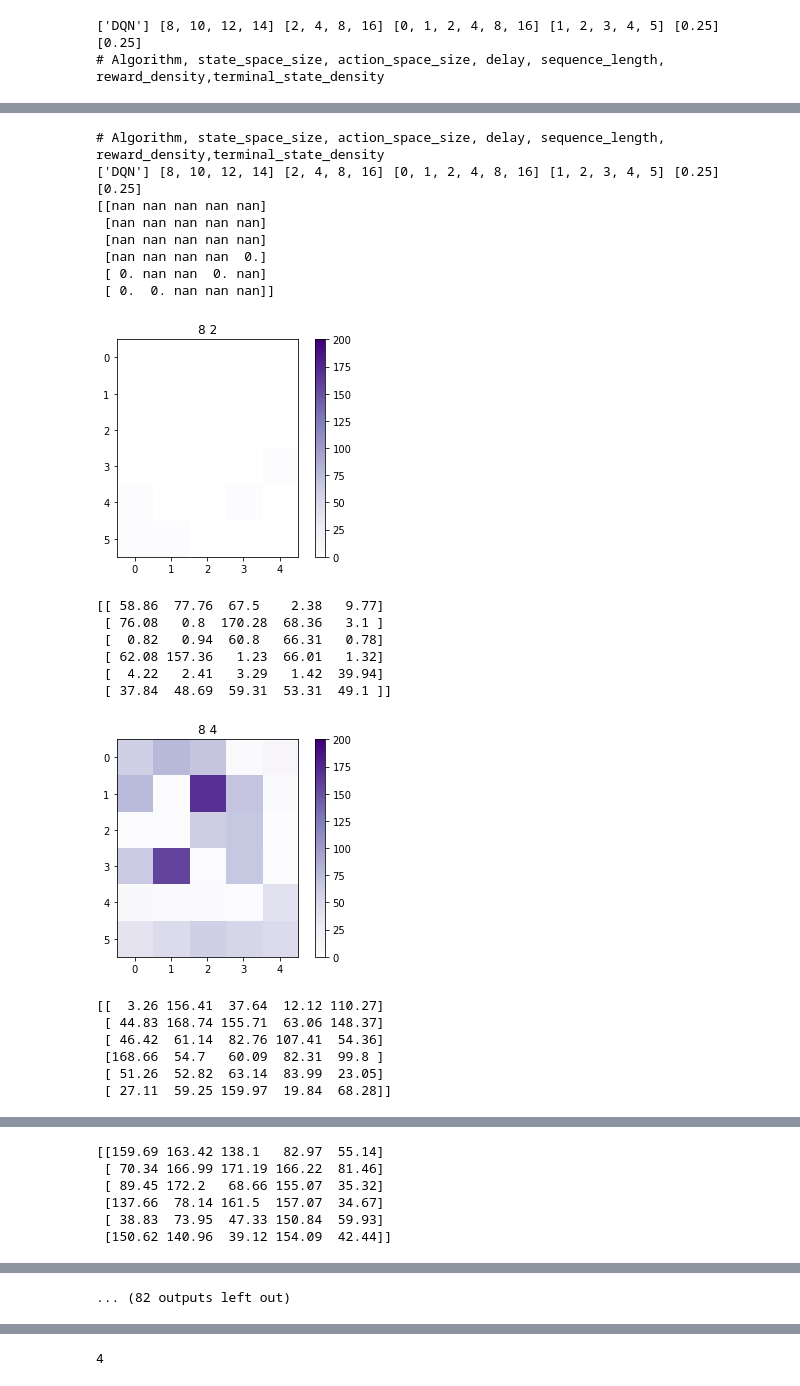
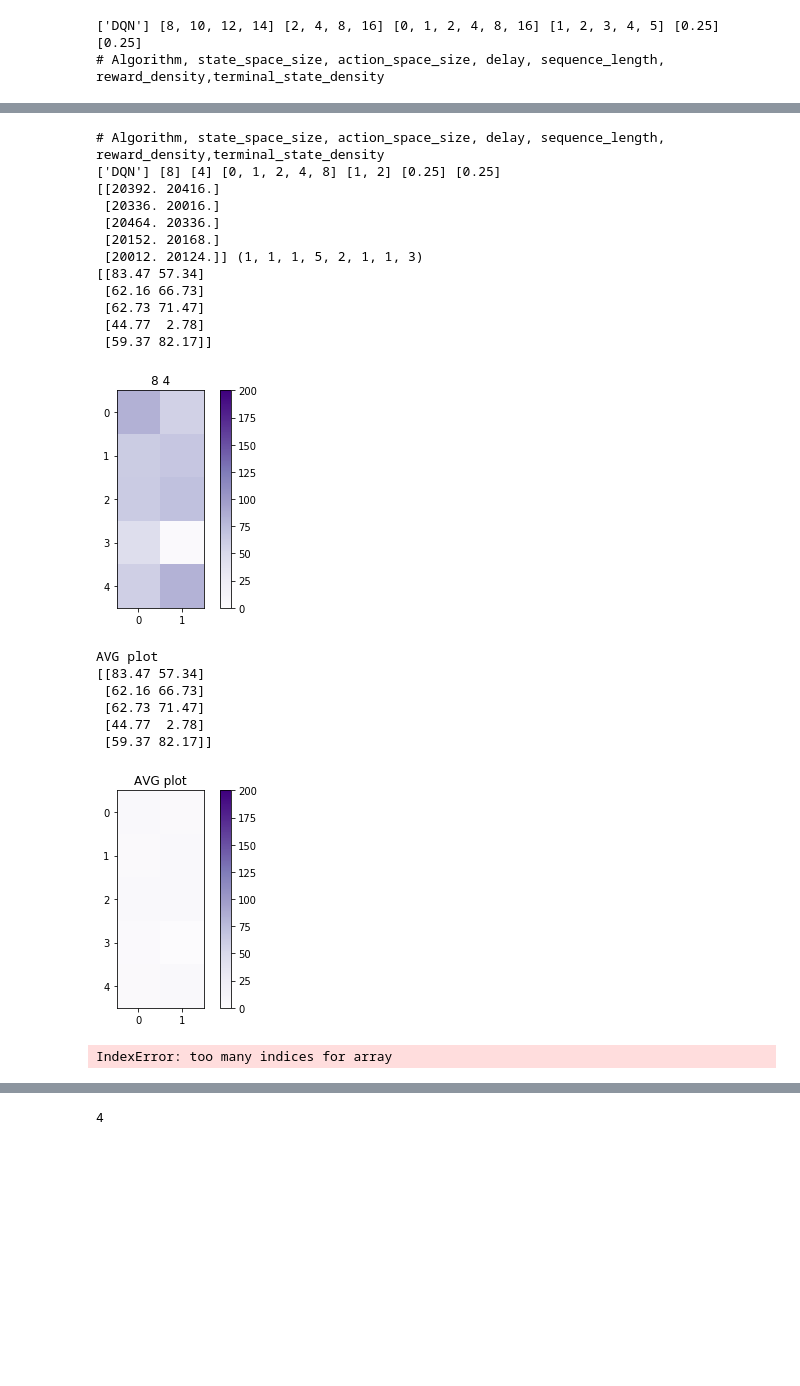
Before and after one commit to automl/mdp-playground, a Jupyter notebook: run_experiments.ipynb, the cells around one changed output, grey strips where cells are left out. Saved outputs shown, nothing was run; the diff lists cells and outputs as text; code cells hidden in the pictures; blank space fills up the shorter version.

```diff
--- a/run_experiments.ipynb
+++ b/run_experiments.ipynb
@@ -523,6 +545,7 @@ AVG[:] = 0
 for i in range(len(state_space_sizes)):
     for j in range(len(action_space_sizes)):
         to_plot_ = np.squeeze(metrics_reshaped[:, i, j, :, :, :, :, 1])
+        print(np.squeeze(metrics_reshaped[:, i, j, :, :, :, :, 0]), metrics_reshaped[:, :, :, :, :, :, :, :].shape)
         AVG += to_plot_
         print(to_plot_)
         import matplotlib.pyplot as plt
@@ -540,55 +563,57 @@ plt.imshow(AVG/16, cmap='Purples', interpolation='none', vmin=0, vmax=200)#, ext
 plt.colorbar()
 #         plt.xscale('log')
 #         plt.yscale('log')
-plt.title(str(state_space_sizes[i]) + ' ' + str(action_space_sizes[j]))
+plt.title('AVG plot')
 plt.show()
 
+
+
+AVG = np.squeeze(metrics_reshaped[:, :, :, 0, 0, :, :, 1].copy())
+AVG[:] = 0
 
 for i in range(len(delays)):
     for j in range(len(sequence_lengths)):
         to_plot_ = np.squeeze(metrics_reshaped[:, :, :, i, j, :, :, 1])
+        AVG += to_plot_
         print(to_plot_)
         import matplotlib.pyplot as plt
         plt.imshow(to_plot_, cmap='Purples', interpolation='none', vmin=0, vmax=200)#, extent=[0, 16, 8, 14])
         plt.colorbar()
 #         plt.xscale('log')
 #         plt.yscale('log')
         plt.title(str(delays[i]) + ' ' + str(sequence_lengths[j]))
         plt.show()
 
 
-AVG = np.squeeze(metrics_reshaped[:, 0, 0, :, :, :, :, 1].copy())
-AVG[:] = 0
 
 print("AVG plot")
 print(AVG)
 import matplotlib.pyplot as plt
 plt.imshow(AVG/16, cmap='Purples', interpolation='none', vmin=0, vmax=200)#, extent=[0, 16, 8, 14])
 plt.colorbar()
 #         plt.xscale('log')
 #         plt.yscale('log')
-plt.title(str(state_space_sizes[i]) + ' ' + str(action_space_sizes[j]))
+plt.title('AVG plot')
 plt.show()
 # %% [output]
 # Algorithm, state_space_size, action_space_size, delay, sequence_length, reward_density,terminal_state_density
-['DQN'] [8, 10, 12, 14] [2, 4, 8, 16] [0, 1, 2, 4, 8, 16] [1, 2, 3, 4, 5] [0.25] [0.25]
-[[nan nan nan nan nan]
- [nan nan nan nan nan]
- [nan nan nan nan nan]
- [nan nan nan nan  0.]
- [ 0. nan nan  0. nan]
- [ 0.  0. nan nan nan]]
+['DQN'] [8] [4] [0, 1, 2, 4, 8] [1, 2] [0.25] [0.25]
+[[20392. 20416.]
+ [20336. 20016.]
+ [20464. 20336.]
+ [20152. 20168.]
+ [20012. 20124.]] (1, 1, 1, 5, 2, 1, 1, 3)
+[[83.47 57.34]
+ [62.16 66.73]
+ [62.73 71.47]
+ [44.77  2.78]
+ [59.37 82.17]]
-[figure, old version]
+[figure, new version]
-[[ 58.86  77.76  67.5    2.38   9.77]
- [ 76.08   0.8  170.28  68.36   3.1 ]
- [  0.82   0.94  60.8   66.31   0.78]
- [ 62.08 157.36   1.23  66.01   1.32]
- [  4.22   2.41   3.29   1.42  39.94]
- [ 37.84  48.69  59.31  53.31  49.1 ]]
+AVG plot
+[[83.47 57.34]
+ [62.16 66.73]
+ [62.73 71.47]
+ [44.77  2.78]
+ [59.37 82.17]]
-[figure, old version]
+[figure, new version]
-[[  3.26 156.41  37.64  12.12 110.27]
- [ 44.83 168.74 155.71  63.06 148.37]
- [ 46.42  61.14  82.76 107.41  54.36]
- [168.66  54.7   60.09  82.31  99.8 ]
- [ 51.26  52.82  63.14  83.99  23.05]
- [ 27.11  59.25 159.97  19.84  68.28]]
+IndexError: too many indices for array
@@ -596,6 +619,0 @@ plt.show()
-[[159.69 163.42 138.1   82.97  55.14]
- [ 70.34 166.99 171.19 166.22  81.46]
- [ 89.45 172.2   68.66 155.07  35.32]
- [137.66  78.14 161.5  157.07  34.67]
- [ 38.83  73.95  47.33 150.84  59.93]
- [150.62 140.96  39.12 154.09  42.44]]
@@ -617,4 +620,3 @@ plt.show()
-... (82 outputs left out)
 # %%
 #####INCOMPLETE
 # 2-D heatmaps
```
Also changed, not shown: parts of 3 cells of this notebook, 3 other files.
